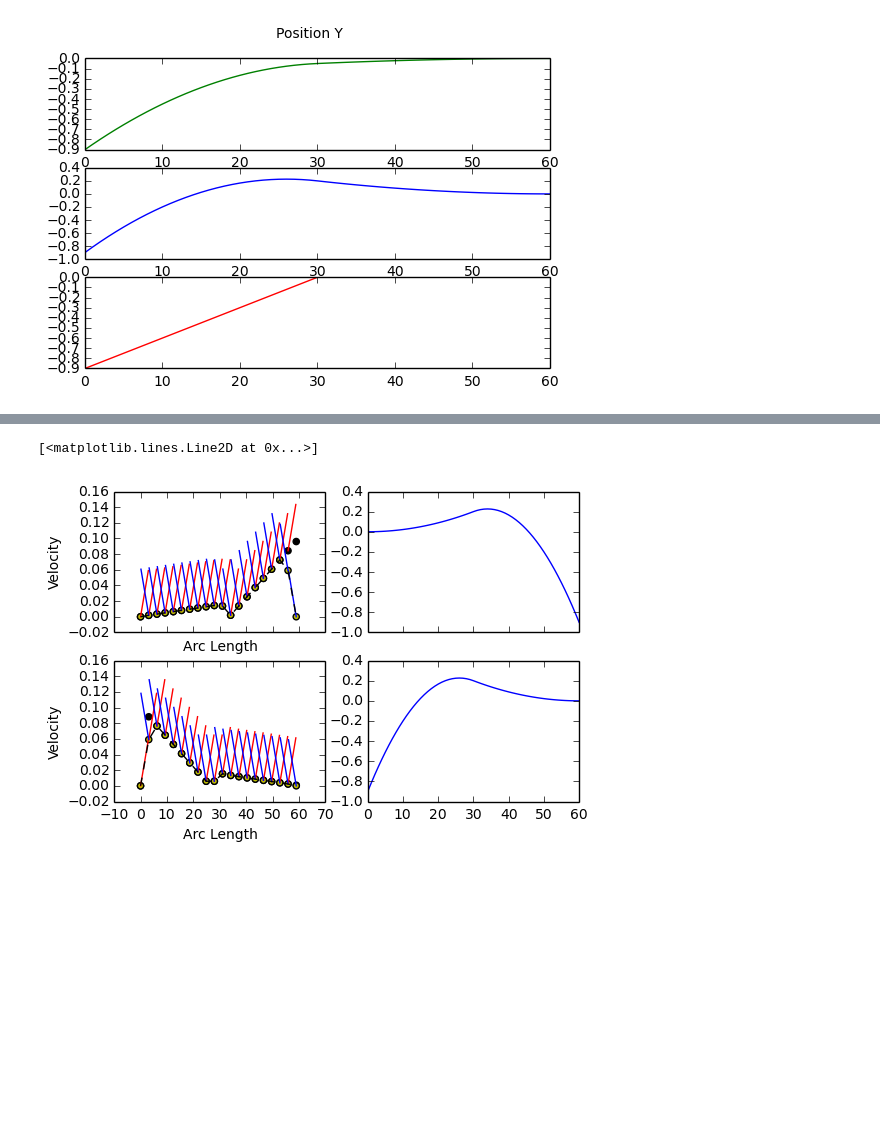
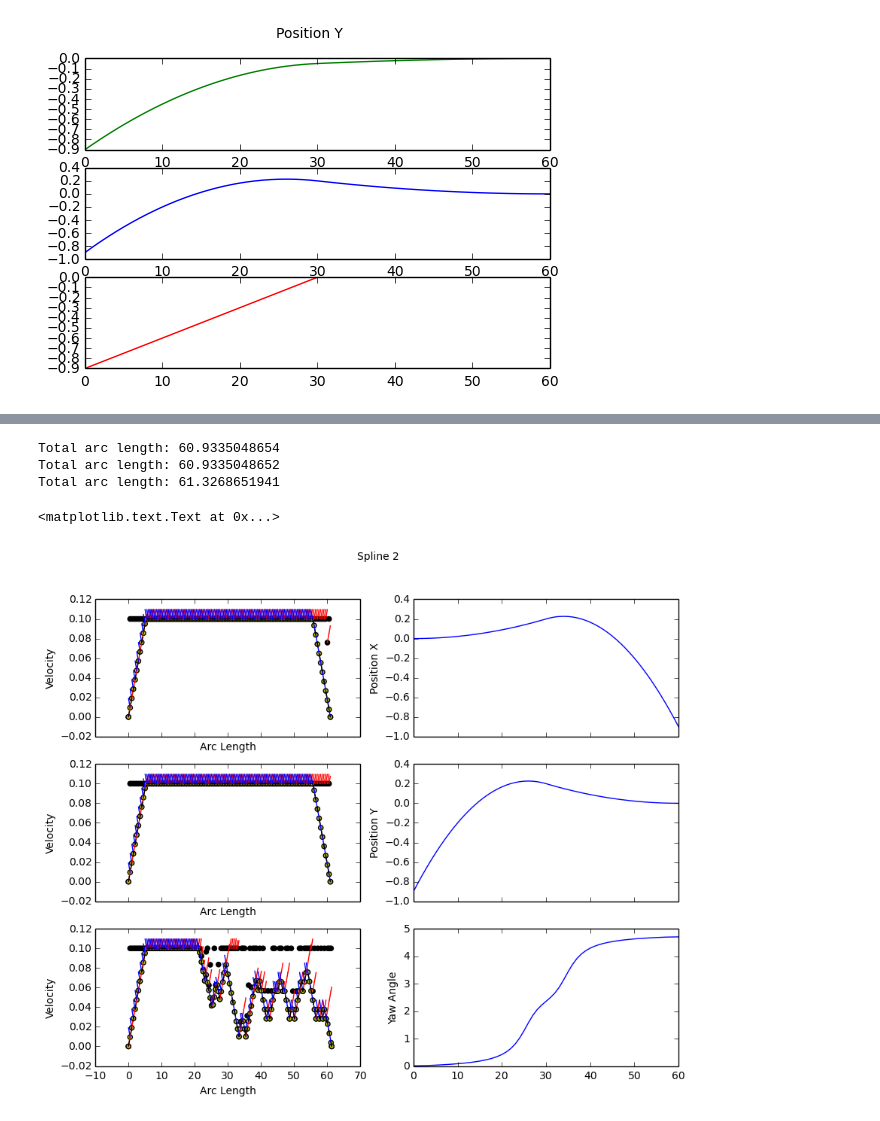
Before and after one commit to pnvyshnav/smap_PD, a Jupyter notebook: stats/TrajectoryEvaluation.ipynb, the cells around one changed output, grey strips where cells are left out. Drawn from its saved outputs; the diff is of its cells as text; code cells hidden in the pictures; blank space fills up the shorter version.

Commit message:
Computing velocity profiles for trajectories

```diff
--- a/stats/TrajectoryEvaluation.ipynb
+++ b/stats/TrajectoryEvaluation.ipynb
@@ -1,7 +1,8 @@
 # %%
+%matplotlib inline
 # Load bag files
 import matplotlib.pyplot as plt
-import sys, rospy, rosbag, os
+import sys, rospy, rosbag, os, math
 import numpy as np
 
 splines = []
@@ -10,6 +11,14 @@ for _, _, files in os.walk("splines"):
     for file in files:
         bag = rosbag.Bag("splines/" + file)
         for topic, msg, t in bag.read_messages(topics=['stats']):
+            msg.trajectoryT = list(msg.trajectoryT[:])
+            was_zero = False
+            for i in range(len(msg.trajectoryT)):
+                if msg.trajectoryT[i] >= 3:
+                    was_zero = True
+                elif was_zero:
+                    msg.trajectoryT[i] += 2*math.pi
+
             splines.append(msg)
         bag.close()
         print("Loaded ROS bag file from %s." % file)
@@ -229,7 +236,7 @@ def velocity_profile(spline, array, ax, min_velocity=0.01, max_velocity=0.1, acc
     empirical_max_velocity = 0
     for s in np.arange(fine_step, len(array), fine_step):
         x = time_to_step(array, s)
-        total_arc_length += math.sqrt(((x-last)*10.) ** 2 + (fine_step) ** 2)
+        total_arc_length += math.sqrt(((x-last)*1.) ** 2 + (fine_step) ** 2)
         empirical_max_velocity = max(empirical_max_velocity, abs(x-last))
         last = x
     print "Total arc length:", total_arc_length
@@ -277,12 +284,12 @@ def velocity_profile(spline, array, ax, min_velocity=0.01, max_velocity=0.1, acc
     i = 1
     for s in np.arange(fine_step, len(array), fine_step):
         x = time_to_step(array, s)
-        d = math.sqrt(((x-last)*10.) ** 2 + (fine_step) ** 2)
+        d = math.sqrt(((x-last)*1.) ** 2 + (fine_step) ** 2)
         arc_length += d
         current_arc += d
         if arc_length >= delta_s:
             # scale velocity such that empirical max velocity is desired max
-            max_rot_vel = 1e-10
+            max_rot_vel = 5e-15
 
             velocity = min(max_velocity, max_rot_vel/curvature[int(i)]) if curvature[int(i)] > 0 else max_velocity
             velocity = max(velocity, min_velocity)
@@ -437,10 +501,19 @@ Total arc length: 68.8409781466
 # %%
 spline_id = 2
-f, ((ax1, ax2), (ax3, ax4)) = plt.subplots(2, 2, sharex='col')
+f, ((ax1, ax2), (ax3, ax4), (ax5, ax6)) = plt.subplots(3, 2, sharex='col', figsize=(10,8))
+f.suptitle("Spline %i" % spline_id)
 velocity_profile(splines[spline_id], splines[spline_id].trajectoryX, ax1, acceleration=0.02)
 velocity_profile(splines[spline_id], splines[spline_id].trajectoryY, ax3, acceleration=0.02)
+velocity_profile(splines[spline_id], splines[spline_id].trajectoryT, ax5, acceleration=0.02)
 ax2.plot(splines[spline_id].trajectoryX, c=colors[spline_id%len(colors)])
+ax2.set_ylabel("Position X")
 ax4.plot(splines[spline_id].trajectoryY, c=colors[spline_id%len(colors)])
+ax4.set_ylabel("Position Y")
+ax6.plot(splines[spline_id].trajectoryT, c=colors[spline_id%len(colors)])
+ax6.set_ylabel("Yaw Angle")
 # %% [output]
-[<matplotlib.lines.Line2D at 0x...>]
+Total arc length: 60.9335048654
+Total arc length: 60.9335048652
+Total arc length: 61.3268651941
+<matplotlib.text.Text at 0x...>
-[figure, old version]
+[figure, new version]
```
Also changed, not shown: parts of 8 cells of this notebook, 1 other file.
